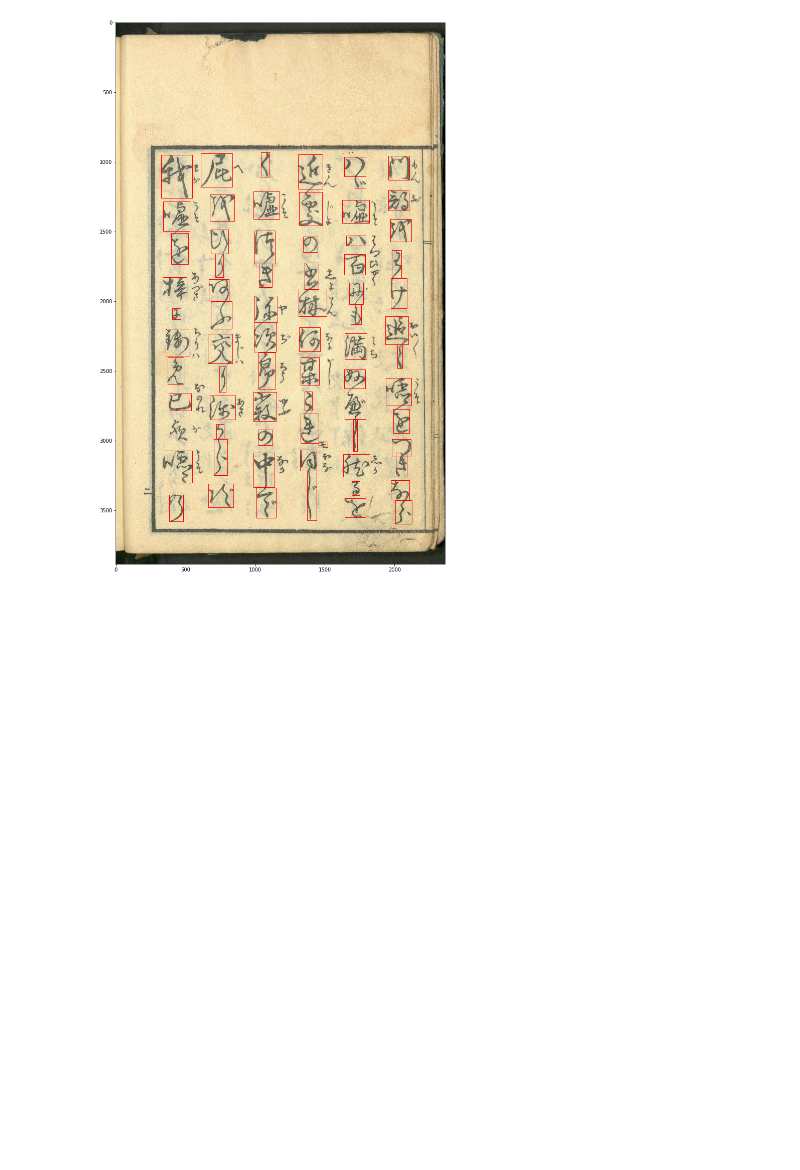
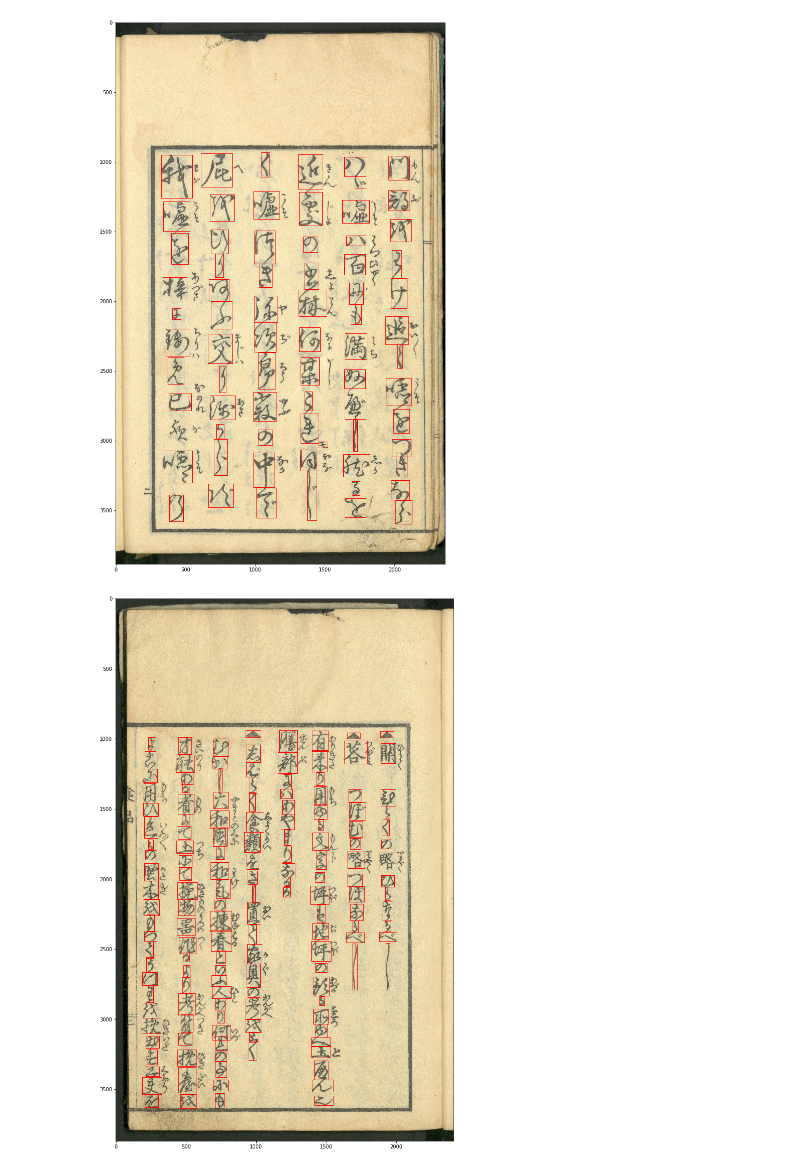
Before and after one commit to risarora/AI-ML-BlackBelt-AnalyticsVidhya, a Jupyter notebook: Kuzushiji Recognition/Kuzushiji Workbook Image with Bounding Boxes.ipynb, the cells around one changed output. Saved outputs shown, nothing was run; the diff lists cells and outputs as text; code cells hidden in the pictures; blank space fills up the shorter version.

Commit message:
Reindexing Data

```diff
--- a/Kuzushiji Recognition/Kuzushiji Workbook Image with Bounding Boxes.ipynb
+++ b/Kuzushiji Recognition/Kuzushiji Workbook Image with Bounding Boxes.ipynb
@@ -53,7 +50,7 @@ array(['100241706_00006_1', '100241706_00008_2'], dtype=object)
 # %%
 idx=0
 # %%
-data = data[0:4]
+#data = data[0:4]
 # %%
 
 def plotImage(img_name):
@@ -85,6 +82,12 @@ img_name = data['FILE_NAME'].unique()[0]
 plotImage(img_name)
 # %% [output]
 [figure]
+# %%
+img_name = data['FILE_NAME'].unique()[1]
+img_name
+plotImage(img_name)
+# %% [output]
+[figure, added]
 # %%
 20001660-00023_2
 # %%
```
Also changed, not shown: parts of 3 cells of this notebook, 3 other files.
